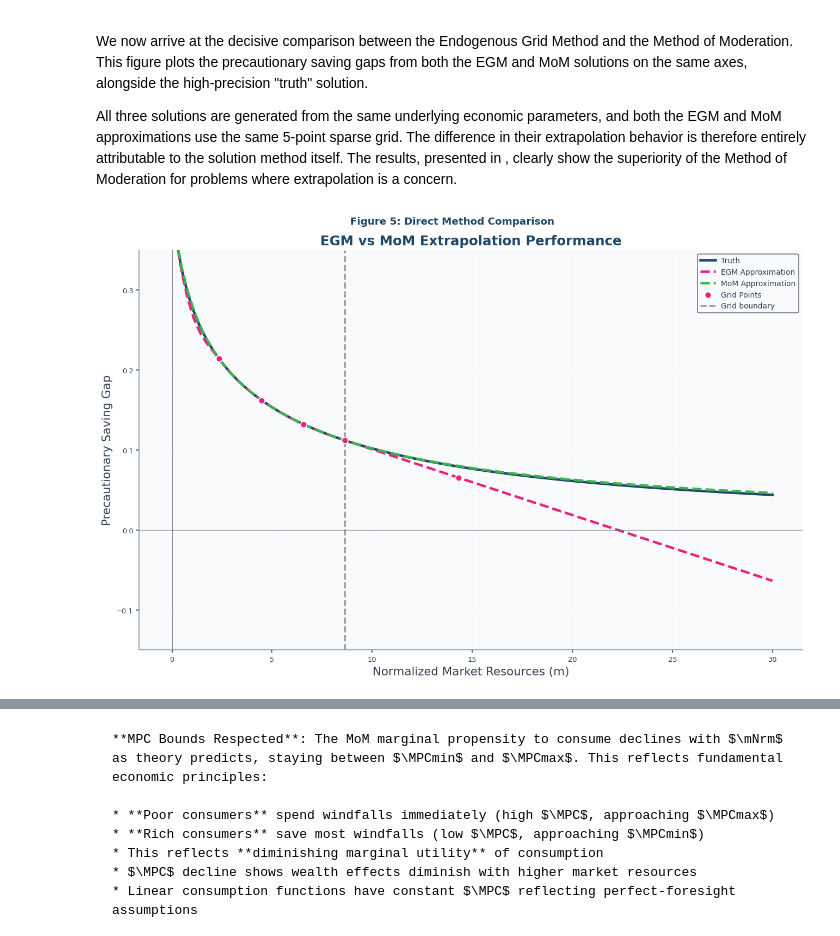
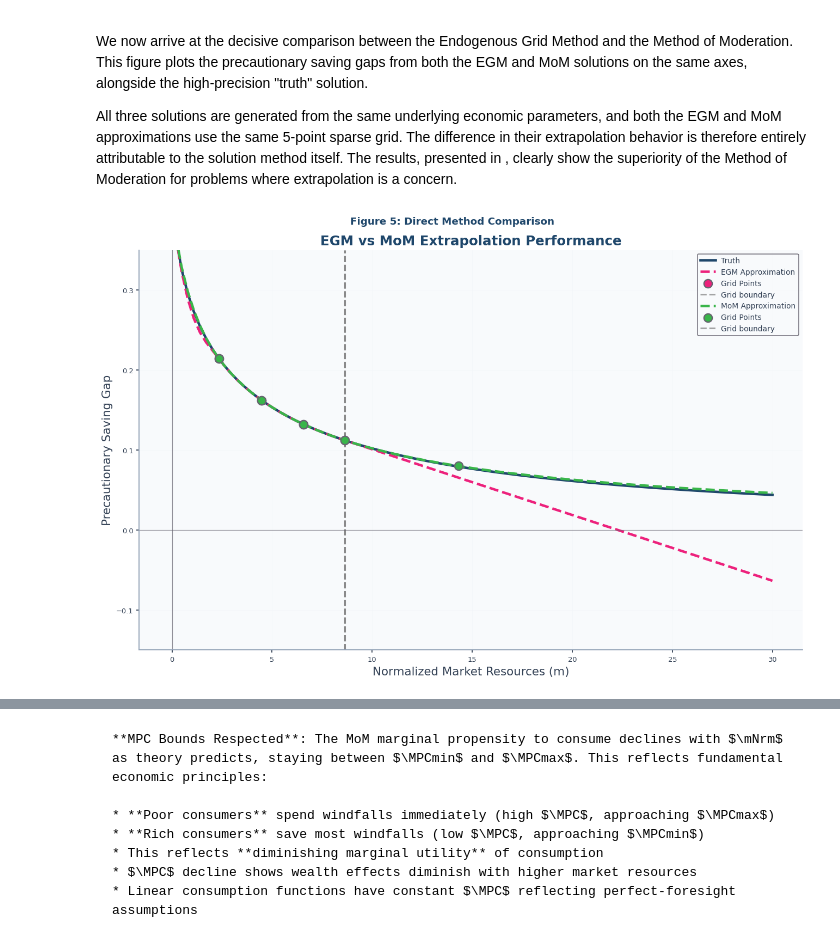
Before and after one commit to econ-ark/method-of-moderation, a Jupyter notebook: code/notebook.ipynb, the cells around one changed output, grey strips where cells are left out. Drawn from its saved outputs; the diff is of its cells as text; code cells hidden in the pictures.

````diff
--- a/code/notebook.ipynb
+++ b/code/notebook.ipynb
@@ -315,22 +246,15 @@ All three solutions are generated from the same underlying economic parameters,
 # %%
 #| label: fig:direct-comparison
 
-# Use the same wide grid for consistent comparison
-m_grid_comparison = m_grid_wide
-
-# Combined comparison: Truth, EGM failure, and MoM success
+# Figure 5: Direct Method Comparison
 plot_precautionary_gaps(
-    m_grid=m_grid_comparison,
-    truth_gap=truth_gap(m_grid_comparison),
-    approx_gap=[egm_approx_gap(m_grid_comparison), mom_approx_gap(m_grid_comparison)],
-    legend=["EGM Approximation", "MoM Approximation"],
+    truth_solution=IndShockTruthSol,
+    approx_solutions=[IndShockEGMApproxSol, IndShockMoMApproxSol],
     title="Figure 5: Direct Method Comparison",
     subtitle="EGM vs MoM Extrapolation Performance",
-    solution=IndShockMoMApproxSol,  # Use MoM solution for grid points
-    grid_points=True,
 )
 # %% [output]
-[figure, old version]
+[figure, new version]
 # %% [markdown]
 ```{important} The Decisive Advantage
 This single figure demonstrates MoM's core advantage: given identical sparse grid data, **EGM produces economically impossible negative precautionary saving** (violating fundamental economic theory), while **MoM maintains positive precautionary saving** that closely matches the high-precision truth. The Method of Moderation solves the extrapolation problem that has long plagued sparse grid implementations of EGM.
````
Also changed, not shown: parts of 16 cells of this notebook, 4 other files.
